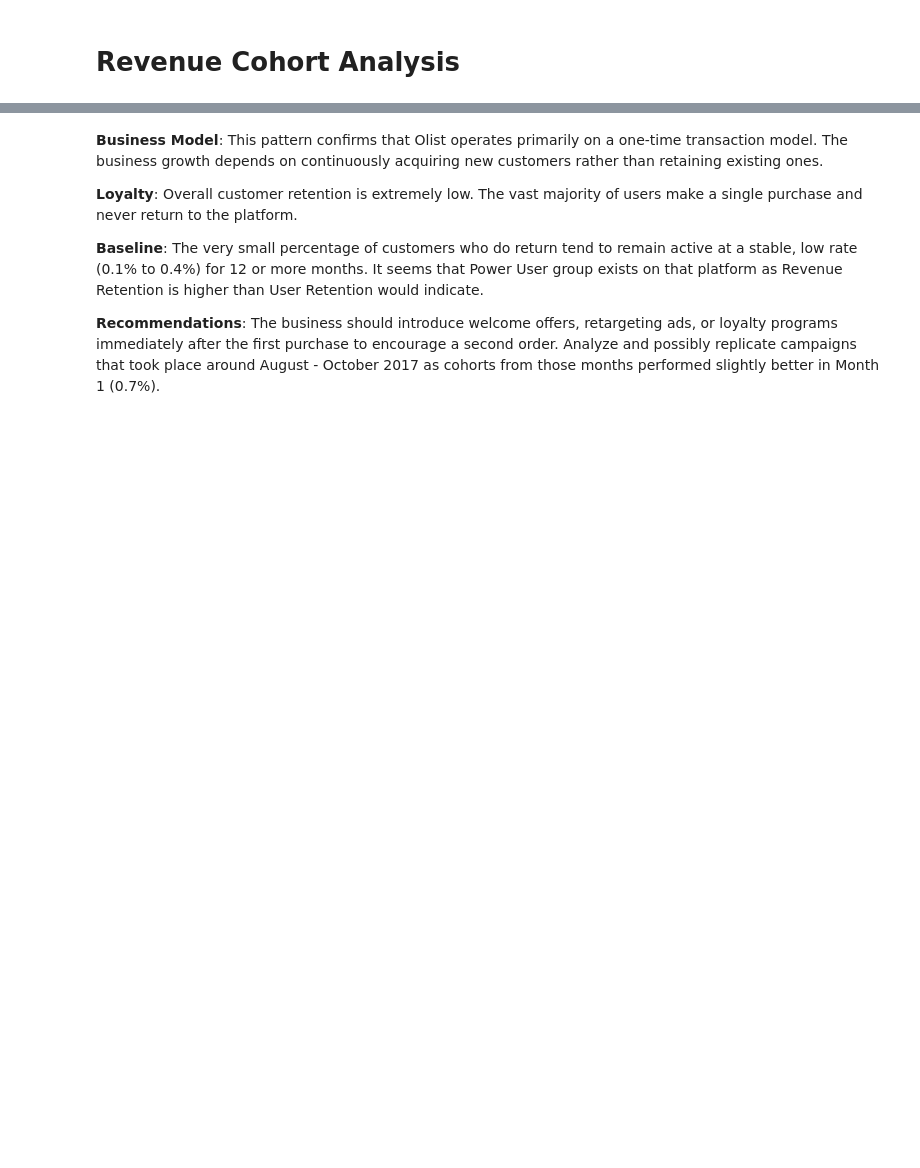
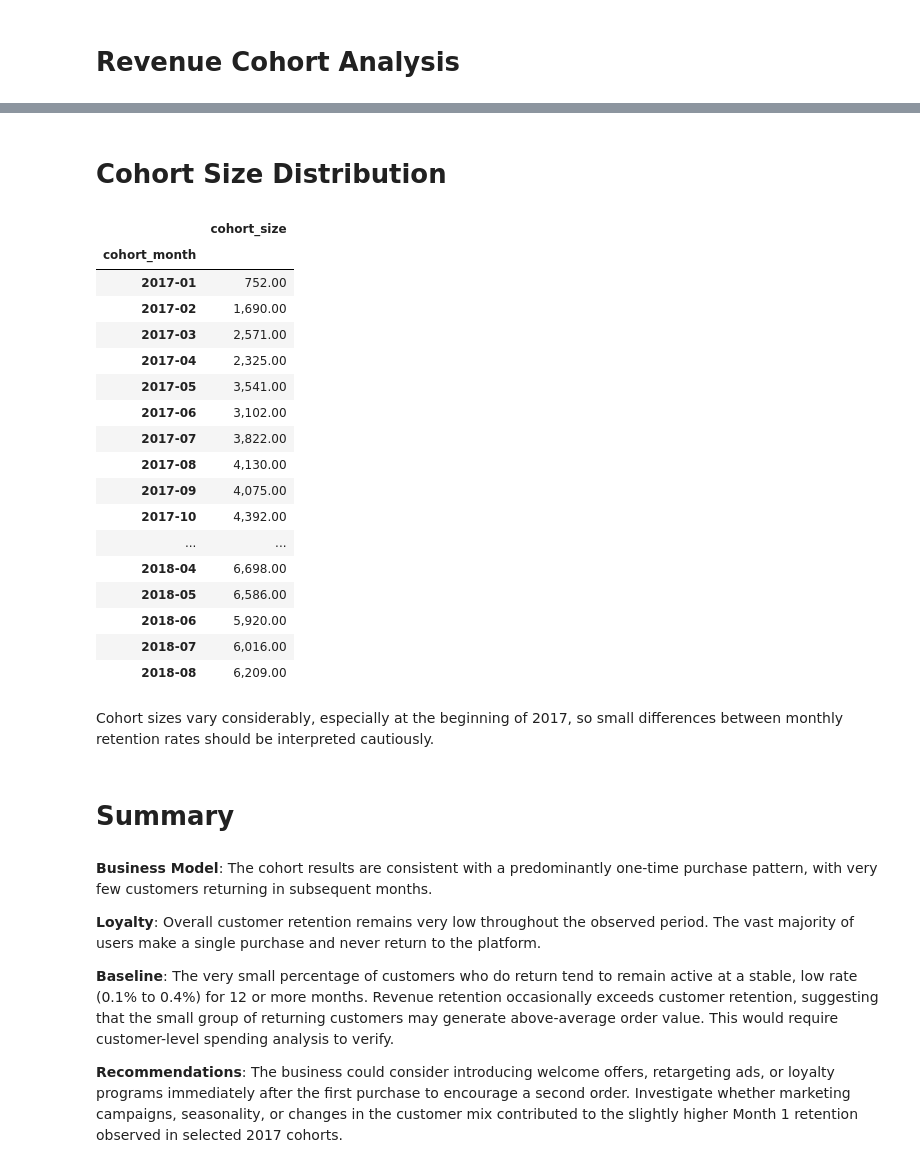
Before and after one commit to MarKotyn/olist-ecommerce-customer-analytics, a Jupyter notebook: python/notebooks/03_cohort_analysis.ipynb, the cells around one changed output, grey strips where cells are left out. Cells and saved outputs as stored; diff of their text form; code cells hidden in the pictures; blank space fills up the shorter version.

```diff
--- a/python/notebooks/03_cohort_analysis.ipynb
+++ b/python/notebooks/03_cohort_analysis.ipynb
@@ -142,8 +116,35 @@ plt.show()
+# %% [markdown]
+# Cohort Size Distribution
+# %%
+cohort_sizes.loc["2017-01":].to_frame("cohort_size")
+# %% [output]
+|  | cohort_size |
+| cohort_month |  |
+| 2017-01 | 752.00 |
+| 2017-02 | 1,690.00 |
+| 2017-03 | 2,571.00 |
+| 2017-04 | 2,325.00 |
+| 2017-05 | 3,541.00 |
+| 2017-06 | 3,102.00 |
+| 2017-07 | 3,822.00 |
+| 2017-08 | 4,130.00 |
+| 2017-09 | 4,075.00 |
+| 2017-10 | 4,392.00 |
+| ... | ... |
+| 2018-04 | 6,698.00 |
+| 2018-05 | 6,586.00 |
+| 2018-06 | 5,920.00 |
+| 2018-07 | 6,016.00 |
+| 2018-08 | 6,209.00 |
+# %% [markdown]
+Cohort sizes vary considerably, especially at the beginning of 2017, so small differences between monthly retention rates should be interpreted cautiously.
+# %% [markdown]
+# Summary
 # %% [markdown]
-<b>Business Model</b>: This pattern confirms that Olist operates primarily on a one-time transaction model. The business growth depends on continuously acquiring new customers rather than retaining existing ones.
+<b>Business Model</b>: The cohort results are consistent with a predominantly one-time purchase pattern, with very few customers returning in subsequent months.
 
-<b>Loyalty</b>: Overall customer retention is extremely low. The vast majority of users make a single purchase and never return to the platform.
+<b>Loyalty</b>: Overall customer retention remains very low throughout the observed period. The vast majority of users make a single purchase and never return to the platform.
 
-<b>Baseline</b>: The very small percentage of customers who do return tend to remain active at a stable, low rate (0.1% to 0.4%) for 12 or more months. It seems that Power User group exists on that platform as Revenue Retention is higher than User Retention would indicate.
+<b>Baseline</b>: The very small percentage of customers who do return tend to remain active at a stable, low rate (0.1% to 0.4%) for 12 or more months. Revenue retention occasionally exceeds customer retention, suggesting that the small group of returning customers may generate above-average order value. This would require customer-level spending analysis to verify.
 
-<b>Recommendations</b>: The business should introduce welcome offers, retargeting ads, or loyalty programs immediately after the first purchase to encourage a second order. Analyze and possibly replicate campaigns that took place around August - October 2017 as cohorts from those months performed slightly better in Month 1 (0.7%).
+<b>Recommendations</b>: The business could consider introducing welcome offers, retargeting ads, or loyalty programs immediately after the first purchase to encourage a second order. Investigate whether marketing campaigns, seasonality, or changes in the customer mix contributed to the slightly higher Month 1 retention observed in selected 2017 cohorts.
```
Also changed, not shown: parts of 15 cells of this notebook.
